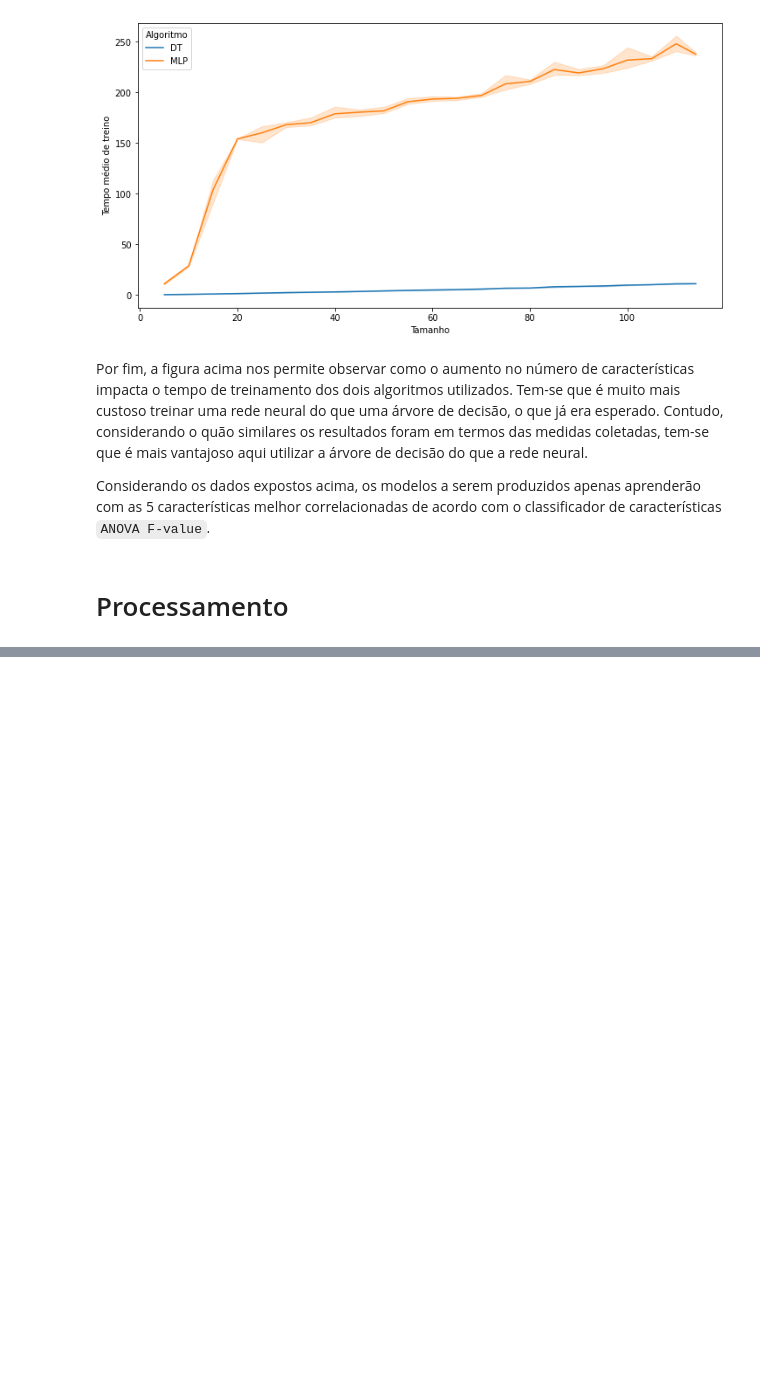
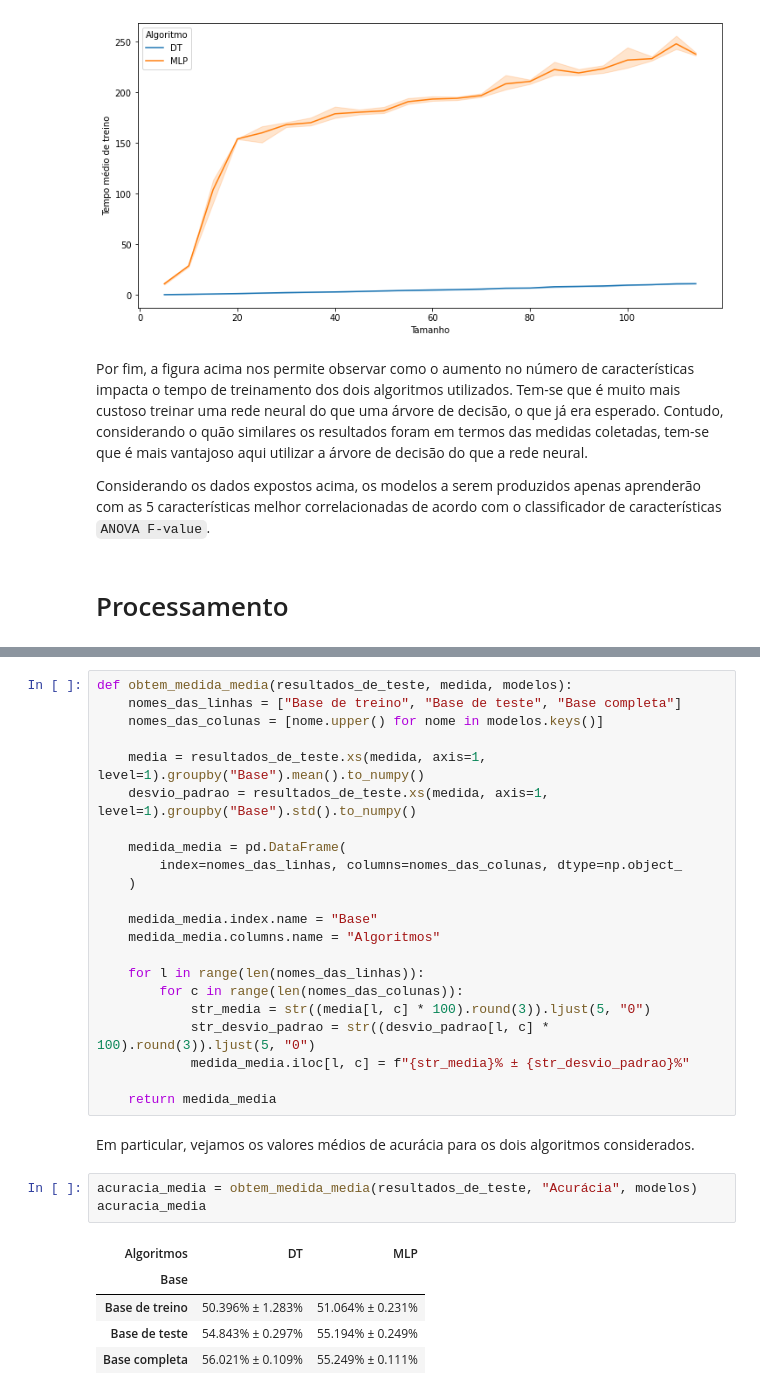
Before and after one commit to ygarasab/data-classification, a Jupyter notebook: código/Processamento.ipynb, the cells around one changed output, grey strips where cells are left out. Drawn from its saved outputs; the diff is of its cells as text; blank space fills up the shorter version.

```diff
--- a/código/Processamento.ipynb
+++ b/código/Processamento.ipynb
@@ -482,0 +570,33 @@ Execução concluída.
+# %%
+def obtem_medida_media(resultados_de_teste, medida, modelos):
+    nomes_das_linhas = ["Base de treino", "Base de teste", "Base completa"]
+    nomes_das_colunas = [nome.upper() for nome in modelos.keys()]
+
+    media = resultados_de_teste.xs(medida, axis=1, level=1).groupby("Base").mean().to_numpy()
+    desvio_padrao = resultados_de_teste.xs(medida, axis=1, level=1).groupby("Base").std().to_numpy()
+
+    medida_media = pd.DataFrame(
+        index=nomes_das_linhas, columns=nomes_das_colunas, dtype=np.object_
+    )
+
+    medida_media.index.name = "Base"
+    medida_media.columns.name = "Algoritmos"
+
+    for l in range(len(nomes_das_linhas)):
+        for c in range(len(nomes_das_colunas)):
+            str_media = str((media[l, c] * 100).round(3)).ljust(5, "0")
+            str_desvio_padrao = str((desvio_padrao[l, c] * 100).round(3)).ljust(5, "0")
+            medida_media.iloc[l, c] = f"{str_media}% ± {str_desvio_padrao}%"
+
+    return medida_media
+# %% [markdown]
+Em particular, vejamos os valores médios de acurácia para os dois algoritmos considerados.
+# %%
+acuracia_media = obtem_medida_media(resultados_de_teste, "Acurácia", modelos)
+acuracia_media
+# %% [output]
+| Algoritmos | DT | MLP |
+| Base |  |  |
+| Base de treino | 50.396% ± 1.283% | 51.064% ± 0.231% |
+| Base de teste | 54.843% ± 0.297% | 55.194% ± 0.249% |
+| Base completa | 56.021% ± 0.109% | 55.249% ± 0.111% |
```
Also changed, not shown: parts of 10 cells of this notebook, 2 other files.
